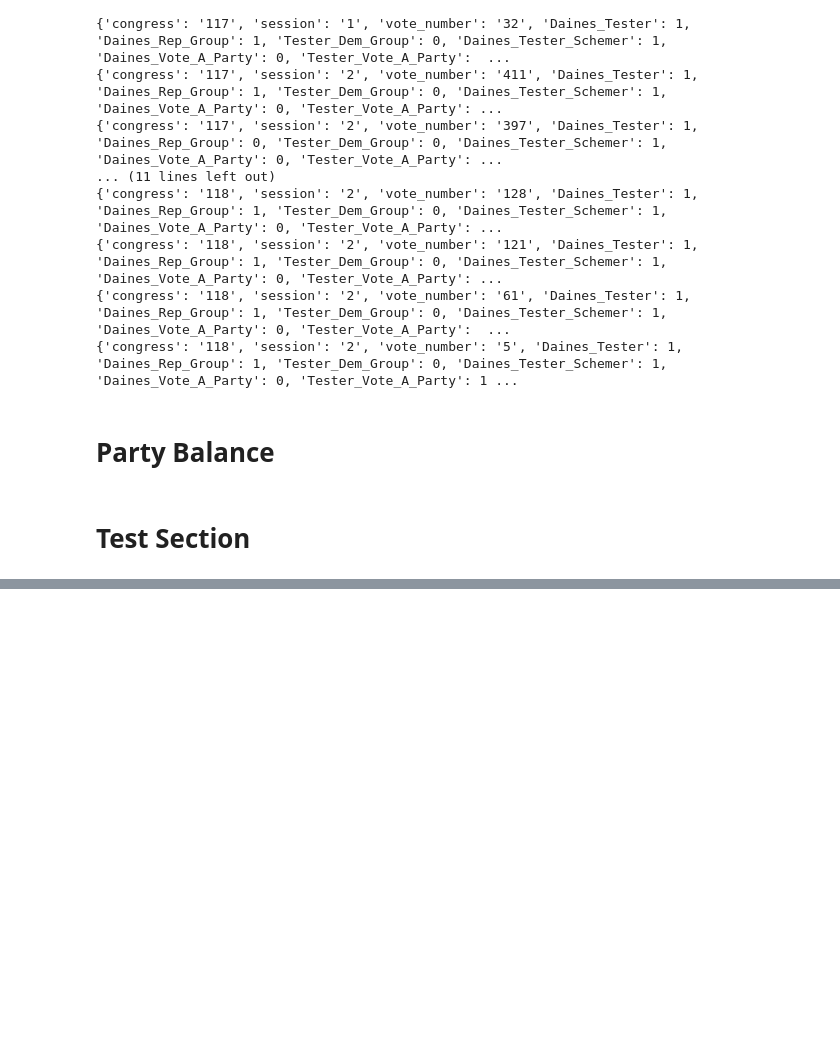
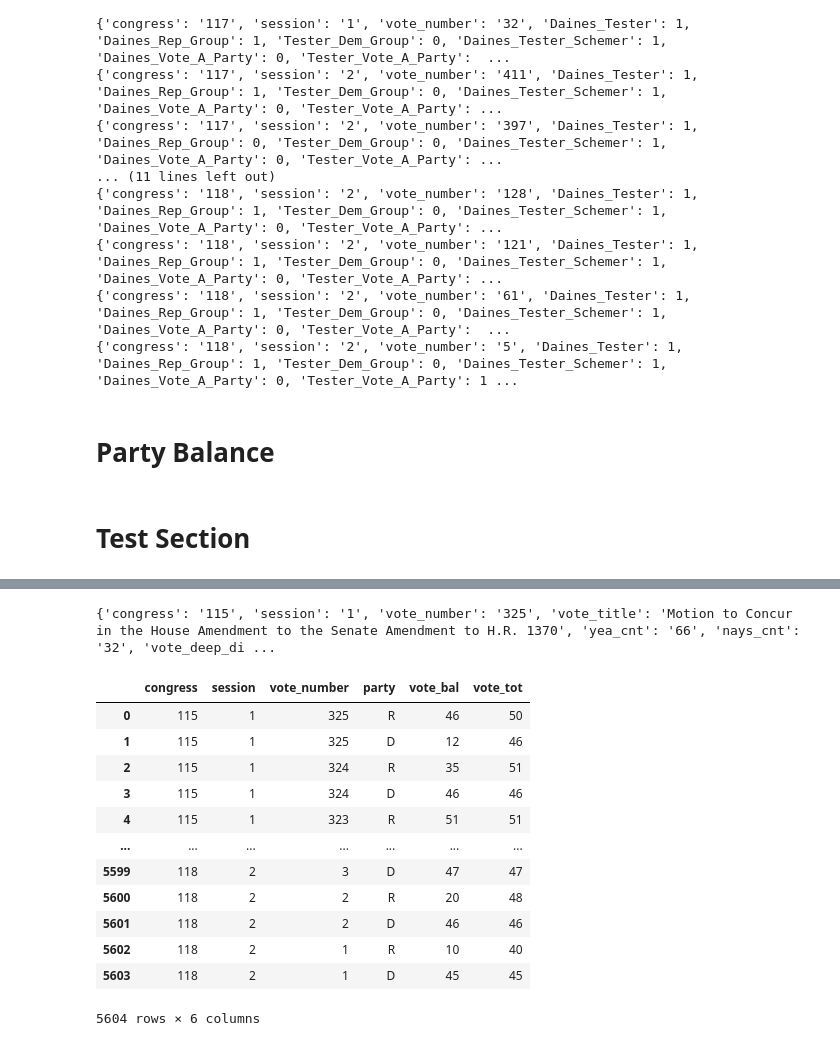
Before and after one commit to sledhead/simple_python, a Jupyter notebook: webpage_scrapv2.ipynb, the cells around one changed output, grey strips where cells are left out. Drawn from its saved outputs; the diff is of its cells as text; code cells hidden in the pictures; blank space fills up the shorter version.

```diff
--- a/webpage_scrapv2.ipynb
+++ b/webpage_scrapv2.ipynb
@@ -719,0 +755,14 @@ RangeIndex(start=0, stop=2800, step=1)
+# %%
+#senate_party_balance_lst = [Compute_Party_Balance(dict_obj) for dict_obj in senator_history_lst]
+
+
+
+special_party_balance_lst = []
+
+for single_dict in senator_history_lst:
+  #call function to get data about the party balance
+  r1,d1 = Compute_Party_BalanceV2(single_dict)
+
+  #add to list object
+  special_party_balance_lst.append(r1)
+  special_party_balance_lst.append(d1)
@@ -719,0 +794,22 @@ RangeIndex(start=0, stop=2800, step=1)
+# %%
+print(senator_history_lst[0])
+# %% [output]
+{'congress': '115', 'session': '1', 'vote_number': '325', 'vote_title': 'Motion to Concur in the House Amendment to the Senate Amendment to H.R. 1370', 'yea_cnt': '66', 'nays_cnt': '32', 'vote_deep_di ...
+# %%
+balance_df = pd.DataFrame(special_party_balance_lst)
+display(balance_df)
+import numpy as np
+# %% [output]
+|  | congress | session | vote_number | party | vote_bal | vote_tot |
+| 0 | 115 | 1 | 325 | R | 46 | 50 |
+| 1 | 115 | 1 | 325 | D | 12 | 46 |
+| 2 | 115 | 1 | 324 | R | 35 | 51 |
+| 3 | 115 | 1 | 324 | D | 46 | 46 |
+| 4 | 115 | 1 | 323 | R | 51 | 51 |
+| ... | ... | ... | ... | ... | ... | ... |
+| 5599 | 118 | 2 | 3 | D | 47 | 47 |
+| 5600 | 118 | 2 | 2 | R | 20 | 48 |
+| 5601 | 118 | 2 | 2 | D | 46 | 46 |
+| 5602 | 118 | 2 | 1 | R | 10 | 40 |
+| 5603 | 118 | 2 | 1 | D | 45 | 45 |
+5604 rows × 6 columns
```
Also changed, not shown: parts of 17 cells of this notebook.
